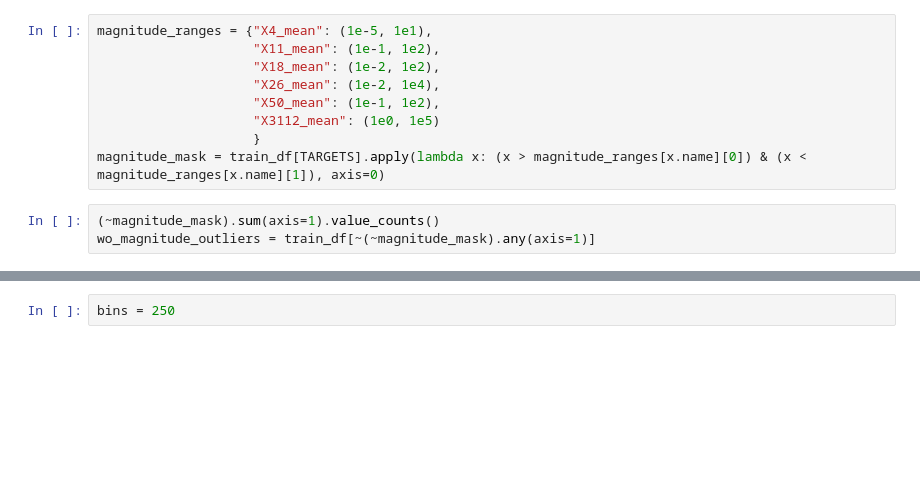
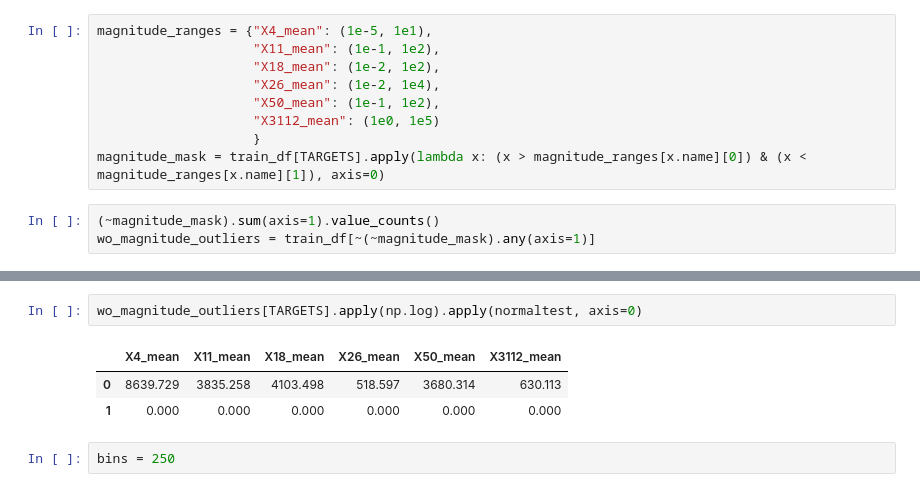
Before and after one commit to asmerlinsky/plant-traits, a Jupyter notebook: notebooks/outliers.ipynb, the cells around one changed output, grey strips where cells are left out. Saved outputs shown, nothing was run; the diff lists cells and outputs as text; blank space fills up the shorter version.

```diff
--- a/notebooks/outliers.ipynb
+++ b/notebooks/outliers.ipynb
@@ -82,2 +184,8 @@ wo_outliers_train_df[TARGETS].apply(np.log).apply(normaltest, axis=0)
+# %%
+wo_magnitude_outliers[TARGETS].apply(np.log).apply(normaltest, axis=0)
+# %% [output]
+|  | X4_mean | X11_mean | X18_mean | X26_mean | X50_mean | X3112_mean |
+| 0 | 8639.729 | 3835.258 | 4103.498 | 518.597 | 3680.314 | 630.113 |
+| 1 | 0.000 | 0.000 | 0.000 | 0.000 | 0.000 | 0.000 |
 # %%
 bins = 250
```
Also changed, not shown: parts of 19 cells of this notebook, 8 other files.
